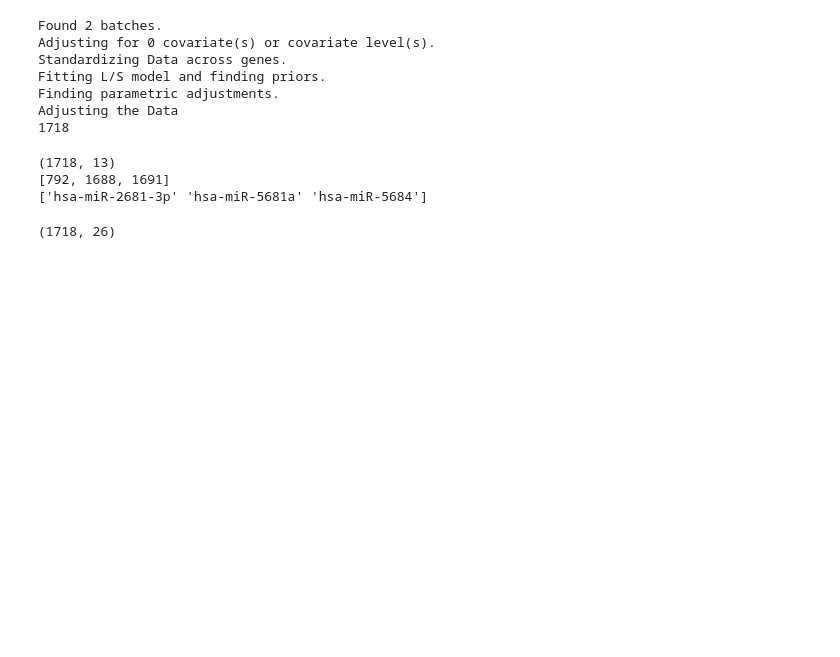
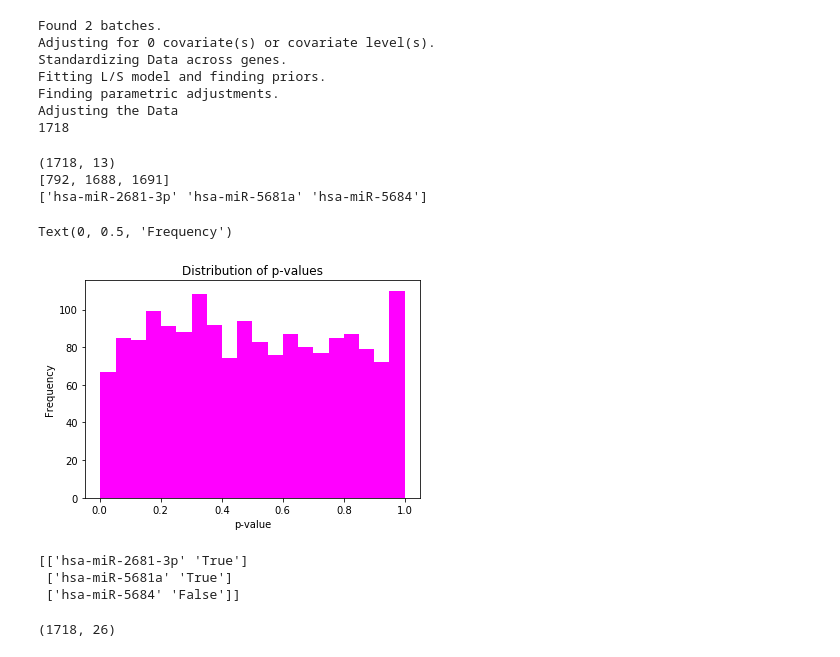
Before and after one commit to JulianKnodt/alzheimer_analysis, a Jupyter notebook: CrossAnalysis.ipynb, the cells around one changed output. Saved outputs shown, nothing was run; the diff lists cells and outputs as text; code cells hidden in the pictures; blank space fills up the shorter version.

```diff
--- a/CrossAnalysis.ipynb
+++ b/CrossAnalysis.ipynb
@@ -513,14 +540,57 @@ for i in np.arange(len(f_stats3.pvalue)):
 
 
 print(signif_pvalue)
+final_genes = np.array(final_genes)
 num_significant3 = np.sum(f_stats3.pvalue < alpha3)
-signif_ids3 = np.array(final_genes)[signif_pvalue]
+signif_ids3 = final_genes[signif_pvalue]
 
 print(signif_ids3)
 # %% [output]
 (1718, 13)
 [792, 1688, 1691]
 ['hsa-miR-2681-3p' 'hsa-miR-5681a' 'hsa-miR-5684']
+# %%
+signifs3 = []
+mirna_signif_ids3 = []
+for sig_id in signif_ids3:
+    if not any(final_genes == sig_id):
+        continue
+    signifs3.append(np.where(final_genes == sig_id)[0][0])
+
+sorted_pvalues3 = np.copy(f_stats3.pvalue)
+sorted_pvalues3.sort()
+
+signifs3 = np.array(signifs3)
+
+signif_indices3 = []
+for i in np.arange(len(f_stats3.pvalue)):
+    if f_stats3.pvalue[i] < alpha3:
+        signif_indices3.append(i)
+
+# Plotting distribution of p-values
+plt.hist(sorted_pvalues3, bins = 20, color = 'magenta')
+plt.title('Distribution of p-values')
+plt.xlabel('p-value')
+plt.ylabel('Frequency')
+# %% [output]
+Text(0, 0.5, 'Frequency')
+[figure, added]
+# %%
+regulations3 = np.mean(samples3, axis=-1) > np.mean(controls3, axis=-1)
+
+# True if upregulated, False if downregulated
+signif_regulations3 = regulations3[signifs3]
+
+labeled_sig_regs3 = np.stack([
+    final_genes[signifs3],
+    signif_regulations3
+], axis=-1)
+
+print(labeled_sig_regs3)
+# %% [output]
+[['hsa-miR-2681-3p' 'True']
+ ['hsa-miR-5681a' 'True']
+ ['hsa-miR-5684' 'False']]
 # %%
 # Normalizing data for clustering
 values_norm3 = df_corrected_array
```
Also changed, not shown: parts of 12 cells of this notebook.
